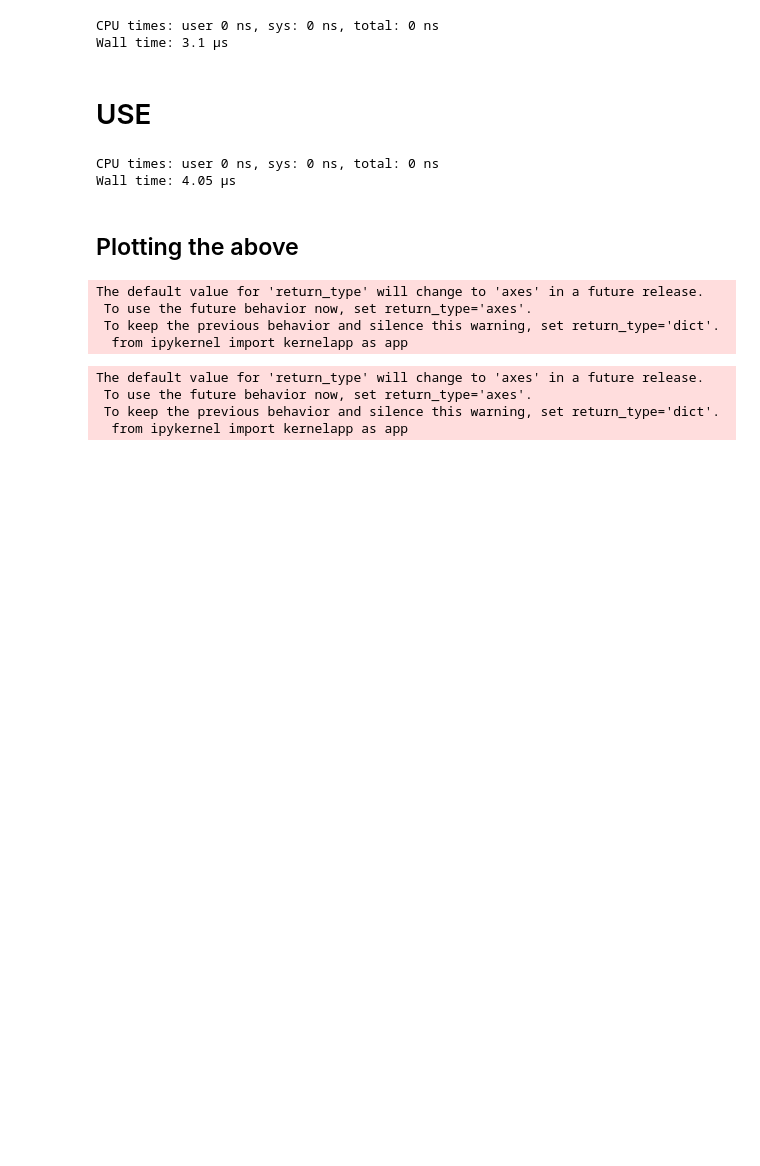
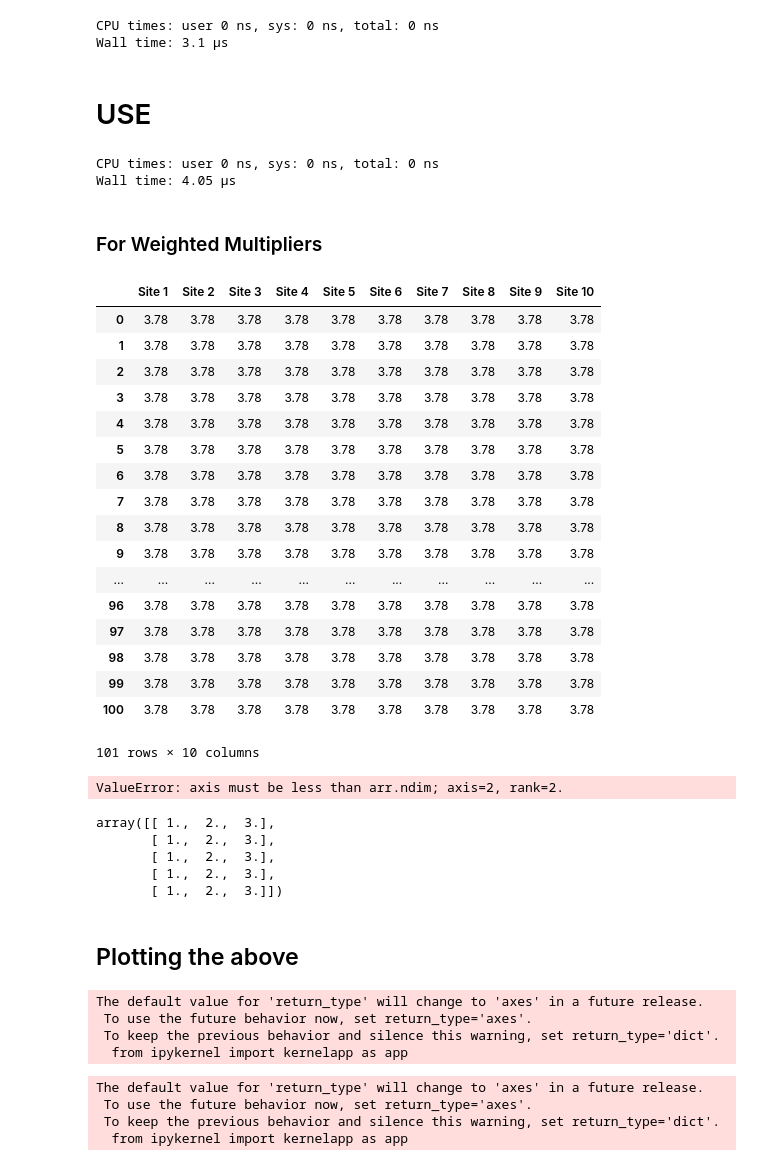
Before and after one commit to smaroukis/site-analysis, a Jupyter notebook: Site Ranking Analysis 8-23.ipynb, the cells around one changed output. Drawn from its saved outputs; the diff is of its cells as text; code cells hidden in the pictures; blank space fills up the shorter version.

Commit message:
weighted multipliers

```diff
--- a/Site Ranking Analysis 8-23.ipynb
+++ b/Site Ranking Analysis 8-23.ipynb
@@ -127,3 +130,42 @@ ranks = pd.DataFrame(ll) # df.boxplot() does distr of values w/i ea column
 for i in range(0,N):
     ll.append(pd.Series(data=np.apply_along_axis(lambda x: x.mean(), 1, results[:,:,i]), index = ['Site ' + str(k) for k in range(1,results.shape[0]+1)]))
 scores = pd.DataFrame(ll)
+# %% [markdown]
+### For Weighted Multipliers
+# %%
+eyes = eye((10)).A
+arr = np.array([20., 16., 15., 15., 8., 5., 5., 5., 4., 4.])/100
+wgts_t = eyes*arr
+# %%
+# Gives Scores
+score_list = []
+for i in range(0,N):
+    score_list.append(pd.Series(data=np.sum(np.dot(results[:,:,I], wgts_t), axis=1), index = ['Site ' + str(k) for k in range(1,results.shape[0]+1)]))
+scores = pd.DataFrame(score_list)
+# %%
+scores
+# %% [output]
+|  | Site 1 | Site 2 | Site 3 | Site 4 | Site 5 | Site 6 | Site 7 | Site 8 | Site 9 | Site 10 |
+| 0 | 3.78 | 3.78 | 3.78 | 3.78 | 3.78 | 3.78 | 3.78 | 3.78 | 3.78 | 3.78 |
+| 1 | 3.78 | 3.78 | 3.78 | 3.78 | 3.78 | 3.78 | 3.78 | 3.78 | 3.78 | 3.78 |
+| 2 | 3.78 | 3.78 | 3.78 | 3.78 | 3.78 | 3.78 | 3.78 | 3.78 | 3.78 | 3.78 |
+| 3 | 3.78 | 3.78 | 3.78 | 3.78 | 3.78 | 3.78 | 3.78 | 3.78 | 3.78 | 3.78 |
+| 4 | 3.78 | 3.78 | 3.78 | 3.78 | 3.78 | 3.78 | 3.78 | 3.78 | 3.78 | 3.78 |
+| 5 | 3.78 | 3.78 | 3.78 | 3.78 | 3.78 | 3.78 | 3.78 | 3.78 | 3.78 | 3.78 |
+| 6 | 3.78 | 3.78 | 3.78 | 3.78 | 3.78 | 3.78 | 3.78 | 3.78 | 3.78 | 3.78 |
+| 7 | 3.78 | 3.78 | 3.78 | 3.78 | 3.78 | 3.78 | 3.78 | 3.78 | 3.78 | 3.78 |
+| 8 | 3.78 | 3.78 | 3.78 | 3.78 | 3.78 | 3.78 | 3.78 | 3.78 | 3.78 | 3.78 |
+| 9 | 3.78 | 3.78 | 3.78 | 3.78 | 3.78 | 3.78 | 3.78 | 3.78 | 3.78 | 3.78 |
+| ... | ... | ... | ... | ... | ... | ... | ... | ... | ... | ... |
+| 96 | 3.78 | 3.78 | 3.78 | 3.78 | 3.78 | 3.78 | 3.78 | 3.78 | 3.78 | 3.78 |
+| 97 | 3.78 | 3.78 | 3.78 | 3.78 | 3.78 | 3.78 | 3.78 | 3.78 | 3.78 | 3.78 |
+| 98 | 3.78 | 3.78 | 3.78 | 3.78 | 3.78 | 3.78 | 3.78 | 3.78 | 3.78 | 3.78 |
+| 99 | 3.78 | 3.78 | 3.78 | 3.78 | 3.78 | 3.78 | 3.78 | 3.78 | 3.78 | 3.78 |
+| 100 | 3.78 | 3.78 | 3.78 | 3.78 | 3.78 | 3.78 | 3.78 | 3.78 | 3.78 | 3.78 |
+101 rows × 10 columns
+# %%
+# Trash
+for i in range(0,N):
+    results_wgt = np.apply_along_axis(lambda x: np.dot(x, wgts_t), 2, results[:,:,i])
+# %% [output]
+ValueError: axis must be less than arr.ndim; axis=2, rank=2.
@@ -129,0 +175,8 @@ scores = pd.DataFrame(ll)
+# %%
+np.dot(A,x)
+# %% [output]
+array([[ 1.,  2.,  3.],
+       [ 1.,  2.,  3.],
+       [ 1.,  2.,  3.],
+       [ 1.,  2.,  3.],
+       [ 1.,  2.,  3.]])
```
Also changed, not shown: parts of 3 cells of this notebook.
